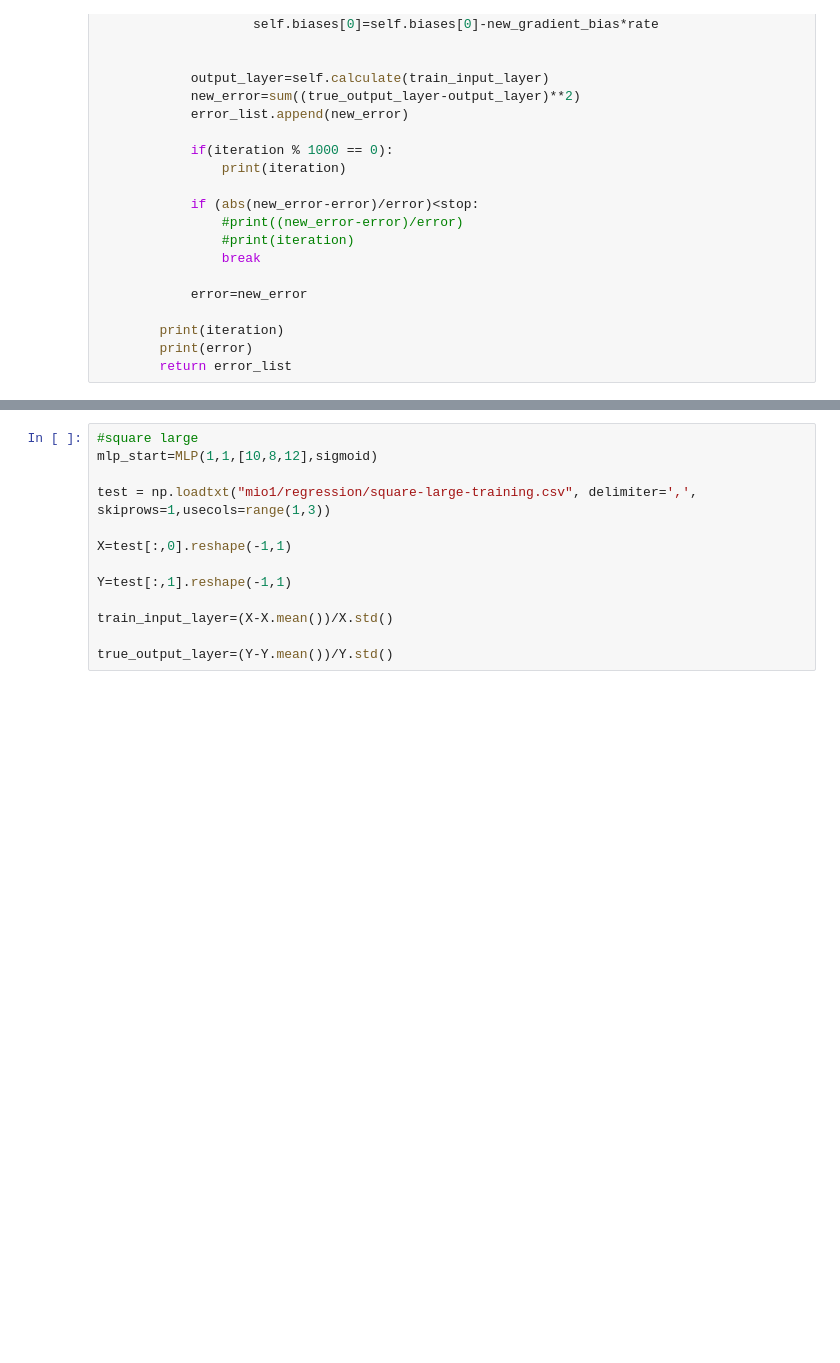
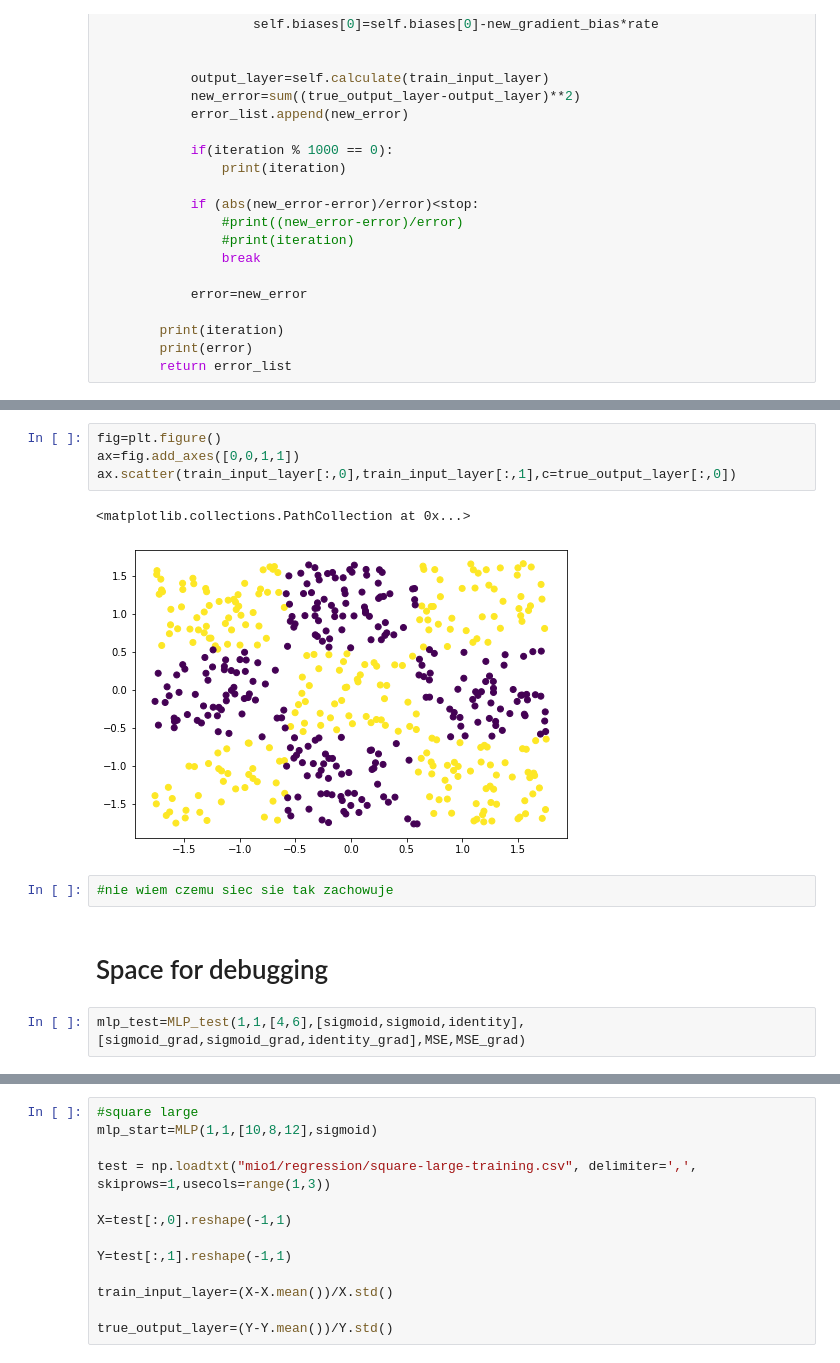
Before and after one commit to wernerolaf/MIO, a Jupyter notebook: Olaf_Werner_MLP.ipynb, the cells around one changed output, grey strips where cells are left out. Saved outputs shown, nothing was run; the diff lists cells and outputs as text; blank space fills up the shorter version.

```diff
--- a/Olaf_Werner_MLP.ipynb
+++ b/Olaf_Werner_MLP.ipynb
@@ -153 +491,14 @@ class MLP:
+# %%
+fig=plt.figure()
+ax=fig.add_axes([0,0,1,1])
+ax.scatter(train_input_layer[:,0],train_input_layer[:,1],c=true_output_layer[:,0])
+# %% [output]
+<matplotlib.collections.PathCollection at 0x...>
+[figure, added]
+# %%
+#nie wiem czemu siec sie tak zachowuje
+# %% [markdown]
+# Space for debugging
+# %%
+mlp_test=MLP_test(1,1,[4,6],[sigmoid,sigmoid,identity],[sigmoid_grad,sigmoid_grad,identity_grad],MSE,MSE_grad)
 # %%
```
Also changed, not shown: parts of 44 cells of this notebook.
